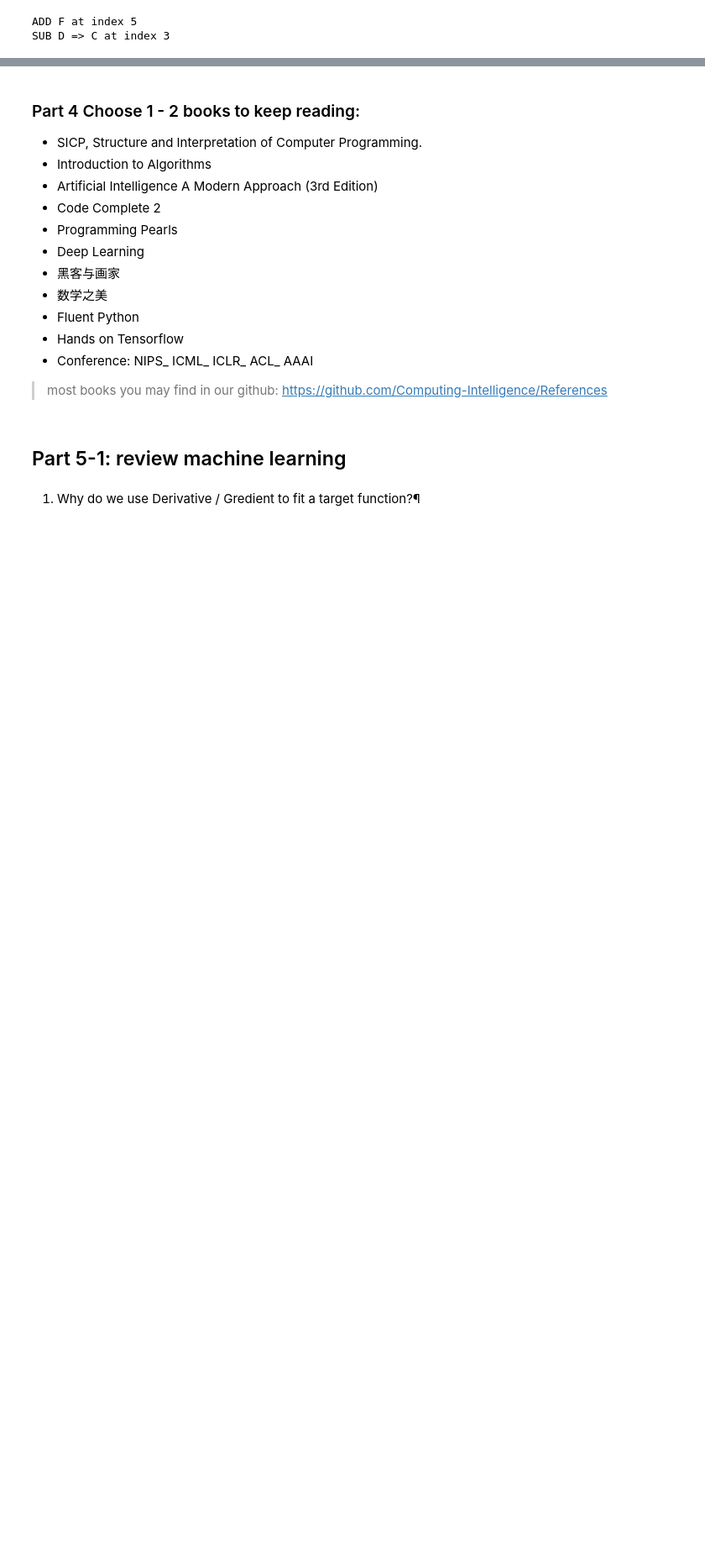
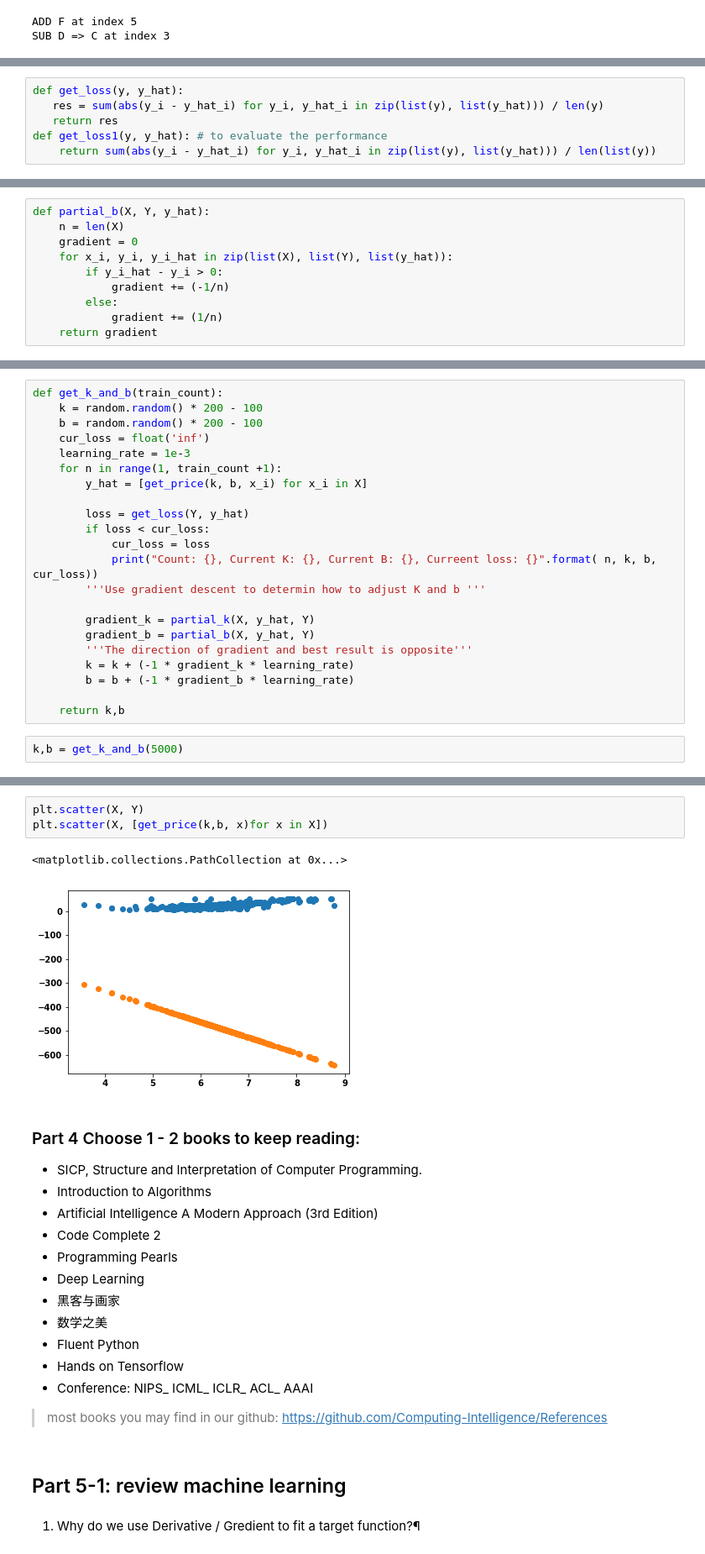
Before and after one commit to windyinwind/nlp, a Jupyter notebook: week03/Assignment-03.ipynb, the cells around one changed output, grey strips where cells are left out. Shown at 84% size. Cells and saved outputs as stored; diff of their text form; blank space fills up the shorter version.

```diff
--- a/week03/Assignment-03.ipynb
+++ b/week03/Assignment-03.ipynb
@@ -71,0 +237,6 @@ SUB D => C at index 3
+# %%
+def get_loss(y, y_hat):
+   res = sum(abs(y_i - y_hat_i) for y_i, y_hat_i in zip(list(y), list(y_hat))) / len(y)
+   return res
+def get_loss1(y, y_hat): # to evaluate the performance
+    return sum(abs(y_i - y_hat_i) for y_i, y_hat_i in zip(list(y), list(y_hat))) / len(list(y))
@@ -71,0 +262,10 @@ SUB D => C at index 3
+# %%
+def partial_b(X, Y, y_hat):
+    n = len(X)
+    gradient = 0
+    for x_i, y_i, y_i_hat in zip(list(X), list(Y), list(y_hat)):
+        if y_i_hat - y_i > 0:
+            gradient += (-1/n)
+        else:
+            gradient += (1/n)
+    return gradient
@@ -71,0 +274,24 @@ SUB D => C at index 3
+# %%
+def get_k_and_b(train_count):
+    k = random.random() * 200 - 100
+    b = random.random() * 200 - 100
+    cur_loss = float('inf')
+    learning_rate = 1e-3
+    for n in range(1, train_count +1):
+        y_hat = [get_price(k, b, x_i) for x_i in X]
+
+        loss = get_loss(Y, y_hat)
+        if loss < cur_loss:
+            cur_loss = loss
+            print("Count: {}, Current K: {}, Current B: {}, Curreent loss: {}".format( n, k, b, cur_loss))
+        '''Use gradient descent to determin how to adjust K and b '''
+
+        gradient_k = partial_k(X, y_hat, Y)
+        gradient_b = partial_b(X, y_hat, Y)
+        '''The direction of gradient and best result is opposite'''
+        k = k + (-1 * gradient_k * learning_rate)
+        b = b + (-1 * gradient_b * learning_rate)
+
+    return k,b
+# %%
+k,b = get_k_and_b(5000)
@@ -72,3 +316,9 @@ SUB D => C at index 3
+# %%
+plt.scatter(X, Y)
+plt.scatter(X, [get_price(k,b, x)for x in X])
+# %% [output]
+<matplotlib.collections.PathCollection at 0x...>
+[figure, added]
 # %% [markdown]
 ### Part 4 Choose 1 - 2 books to keep reading:
 
```
Also changed, not shown: parts of 48 cells of this notebook.
